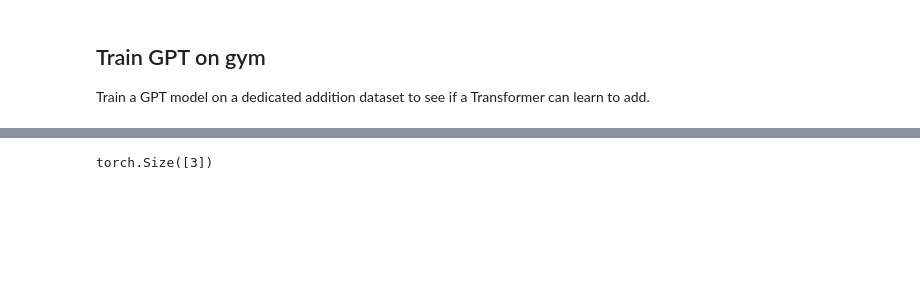
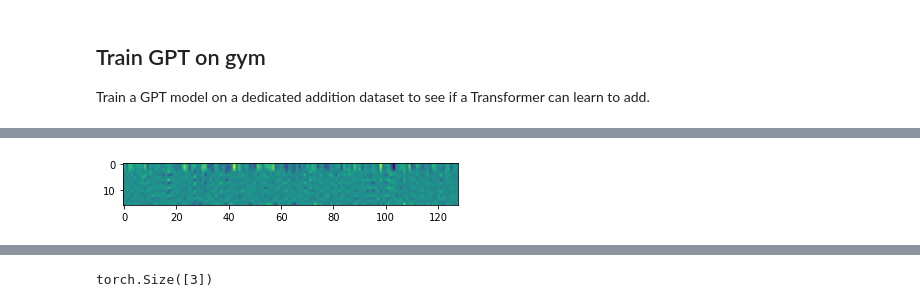
Before and after one commit to kevslinger/minGPT, a Jupyter notebook: play_gym.ipynb, the cells around one changed output, grey strips where cells are left out. Drawn from its saved outputs; the diff is of its cells as text; code cells hidden in the pictures; blank space fills up the shorter version.

```diff
--- a/play_gym.ipynb
+++ b/play_gym.ipynb
@@ -162,3 +259,11 @@ array([ 0, 10], dtype=uint8)
+# %%
+import matplotlib.pyplot as plt
+embeds = model.pos_emb.data[0].cpu().numpy()
+fig, ax = plt.subplots()
+im = ax.imshow(embeds)
+plt.show()
+# %% [output]
+[figure, added]
 # %%
 env = gym.make('DiscreteHorseshoe-v0')
 # %%
```
Also changed, not shown: parts of 19 cells of this notebook, 4 other files.
